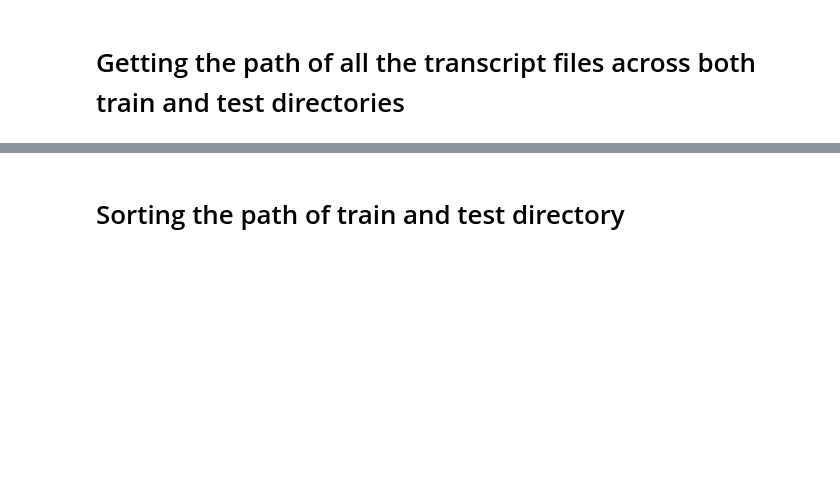
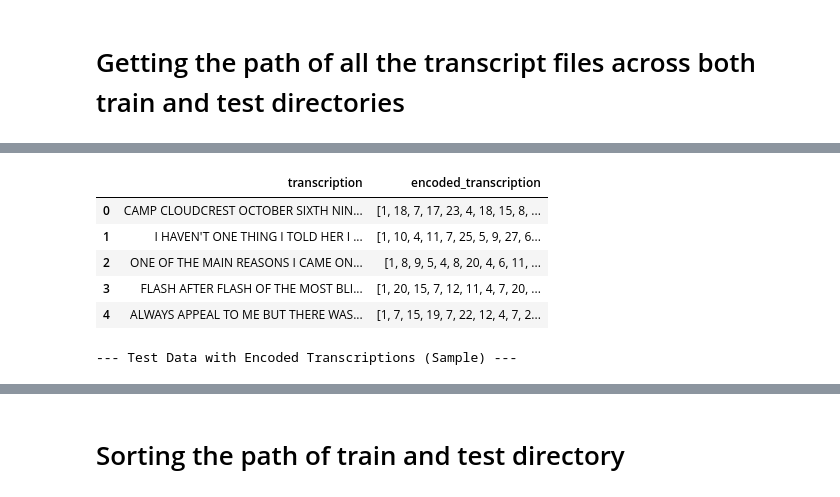
Before and after one commit to Ayush-Singh-36/Transcribing_Model_PyTorch, a Jupyter notebook: transcribing_training_script.ipynb, the cells around one changed output, grey strips where cells are left out. Saved outputs shown, nothing was run; the diff lists cells and outputs as text; code cells hidden in the pictures; blank space fills up the shorter version.

```diff
--- a/transcribing_training_script.ipynb
+++ b/transcribing_training_script.ipynb
@@ -585,0 +732,73 @@ Deletion process complete. Metadata `.txt` files have been removed from disk.
+# %%
+import itertools
+import collections
+
+def build_vocabulary(transcriptions_series):
+    """
+    Builds a character-level vocabulary from a pandas Series of transcriptions.
+    Returns a dictionary mapping characters to integers and a list of characters.
+    """
+    all_characters = []
+    for transcript in transcriptions_series:
+        all_characters.extend(list(transcript))
+
+    # Count character frequencies
+    char_counts = collections.Counter(all_characters)
+
+    # Sort characters by frequency (most common first), then alphabetically for ties
+    sorted_chars = sorted(char_counts.keys(), key=lambda char: (-char_counts[char], char))
+
+    # Add special tokens: PAD for padding, SOS for start-of-sequence, EOS for end-of-sequence, UNK for unknown
+    # It's common to place special tokens at the beginning of the vocabulary
+    vocab_chars = ['<PAD>', '<SOS>', '<EOS>', '<UNK>'] + sorted_chars
+
+    char_to_int = {char: i for i, char in enumerate(vocab_chars)}
+    int_to_char = {i: char for i, char in enumerate(vocab_chars)}
+
+    print(f"Vocabulary size: {len(vocab_chars)}")
+    print(f"First 20 vocabulary characters: {vocab_chars[:20]}")
+    return char_to_int, int_to_char
+
+def encode_transcription(transcription, char_to_int, max_len=None):
+    """
+    Encodes a single transcription string into a list of integer IDs.
+    Adds <SOS> and <EOS> tokens. Pads or truncates to max_len if provided.
+    """
+    encoded = [char_to_int.get('<SOS>', 1)] # Default to 1 if <SOS> not found (shouldn't happen)
+    encoded.extend([char_to_int.get(char, char_to_int.get('<UNK>', 3)) for char in transcription])
+    encoded.append(char_to_int.get('<EOS>', 2)) # Default to 2 if <EOS> not found
+
+    if max_len is not None:
+        if len(encoded) > max_len:
+            encoded = encoded[:max_len] # Truncate
+        elif len(encoded) < max_len:
+            encoded.extend([char_to_int.get('<PAD>', 0)] * (max_len - len(encoded))) # Pad
+
+    return encoded
+
+# Combine all transcriptions to build a comprehensive vocabulary
+all_transcriptions = pd.concat([df_train['transcription'], df_test['transcription']])
+
+# Build vocabulary
+char_to_int, int_to_char = build_vocabulary(all_transcriptions)
+
+# Determine maximum transcription length for padding (optional, but good for fixed-size inputs)
+max_transcription_len_train = df_train['transcription'].apply(lambda x: len(x)).max()
+max_transcription_len_test = df_test['transcription'].apply(lambda x: len(x)).max()
+max_transcription_len = max(max_transcription_len_train, max_transcription_len_test)
+print(f"Maximum transcription length (excluding special tokens): {max_transcription_len}")
+
+# Encode transcriptions
+# We'll calculate the max length *after* adding SOS/EOS for proper padding/truncation
+# Max length of sequence including <SOS> and <EOS> tokens
+max_seq_len = max_transcription_len + 2 # for <SOS> and <EOS>
+
+df_train['encoded_transcription'] = df_train['transcription'].apply(lambda x: encode_transcription(x, char_to_int, max_len=max_seq_len))
+df_test['encoded_transcription'] = df_test['transcription'].apply(lambda x: encode_transcription(x, char_to_int, max_len=max_seq_len))
+
+print("\n--- Training Data with Encoded Transcriptions (Sample) ---")
+display(df_train[['transcription', 'encoded_transcription']].head())
+
+print("\n--- Test Data with Encoded Transcriptions (Sample) ---")
+display(df_test[['transcription', 'encoded_transcription']].head())
+# %% [output]
@@ -585,0 +810,7 @@ Deletion process complete. Metadata `.txt` files have been removed from disk.
+|  | transcription | encoded_transcription |
+| 0 | CAMP CLOUDCREST OCTOBER SIXTH NIN... | [1, 18, 7, 17, 23, 4, 18, 15, 8, ... |
+| 1 | I HAVEN'T ONE THING I TOLD HER I ... | [1, 10, 4, 11, 7, 25, 5, 9, 27, 6... |
+| 2 | ONE OF THE MAIN REASONS I CAME ON... | [1, 8, 9, 5, 4, 8, 20, 4, 6, 11, ... |
+| 3 | FLASH AFTER FLASH OF THE MOST BLI... | [1, 20, 15, 7, 12, 11, 4, 7, 20, ... |
+| 4 | ALWAYS APPEAL TO ME BUT THERE WAS... | [1, 7, 15, 19, 7, 22, 12, 4, 7, 2... |
+--- Test Data with Encoded Transcriptions (Sample) ---
```
Also changed, not shown: parts of 20 cells of this notebook.
